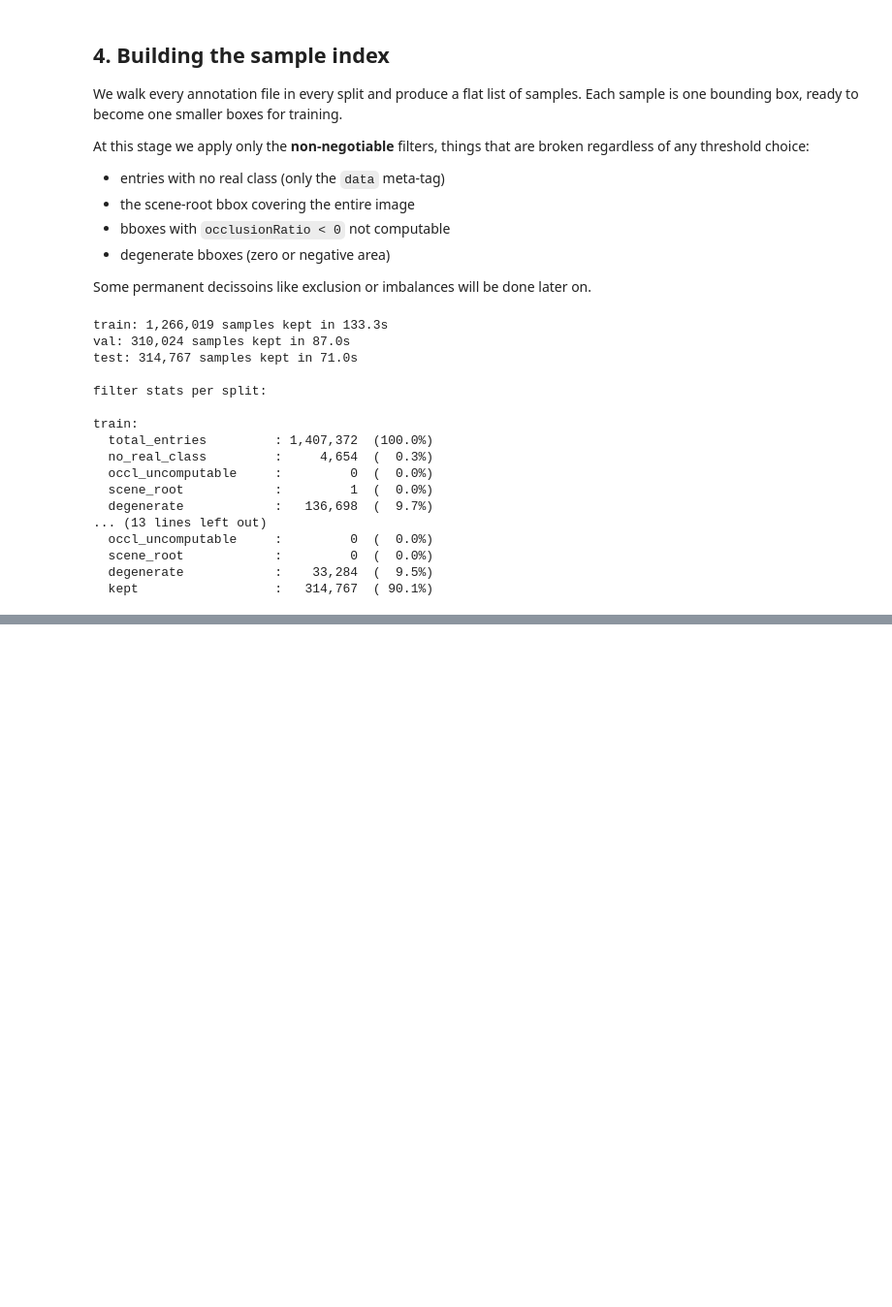
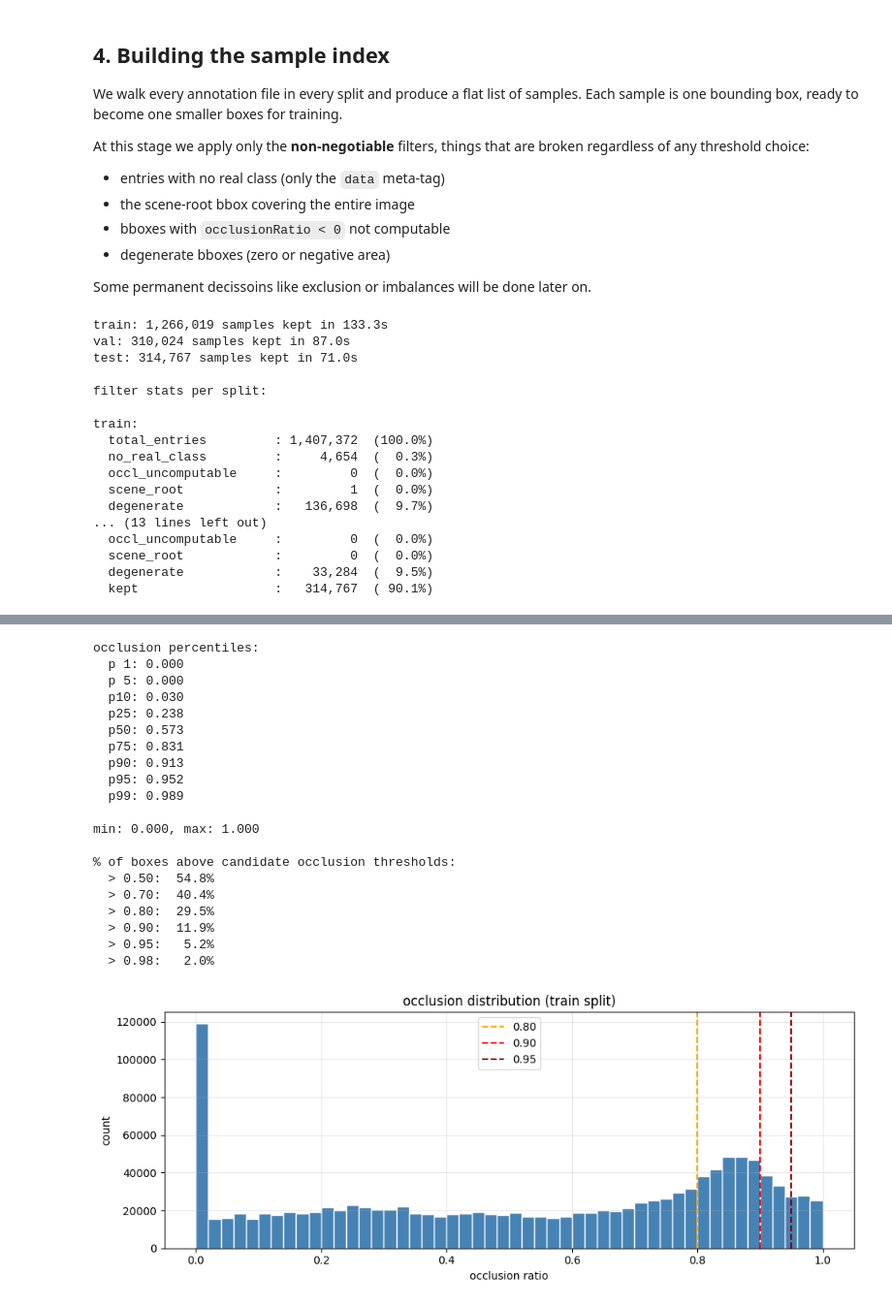
Before and after one commit to iav2002/Assignment_Advanced_Topics_In_DeepLearning, a Jupyter notebook: part2_EDA.ipynb, the cells around one changed output, grey strips where cells are left out. Shown at 97% size. Saved outputs shown, nothing was run; the diff lists cells and outputs as text; code cells hidden in the pictures; blank space fills up the shorter version.

```diff
--- a/part2_EDA.ipynb
+++ b/part2_EDA.ipynb
@@ -438,0 +584,53 @@ train:
+# %%
+# pull occlusion values into a numpy array
+occl = np.array([s['occlusion'] for s in raw_samples['train']])
+
+# percentiles same idea as the size cell
+# remember: 0 = fully visible, 1 = fully hidden
+print('occlusion percentiles:')
+for p in [1, 5, 10, 25, 50, 75, 90, 95, 99]:
+    print(f'  p{p:2d}: {np.percentile(occl, p):.3f}')
+
+print(f'\nmin: {occl.min():.3f}, max: {occl.max():.3f}')
+
+# at occlusion > 0.80 the object is more than 80% hidden
+# the bbox is still in the file but the crop would be mostly the thing in front
+print('\n% of boxes above candidate occlusion thresholds:')
+for t in [0.50, 0.70, 0.80, 0.90, 0.95, 0.98]:
+    pct = (occl > t).mean() * 100
+    print(f'  > {t:.2f}: {pct:5.1f}%')
+
+# histogram with vertical lines at candidate thresholds
+fig, ax = plt.subplots(figsize=(10, 4))
+ax.hist(occl, bins=50, color='steelblue', edgecolor='white')
+for t, color in [(0.80, 'orange'), (0.90, 'red'), (0.95, 'darkred')]:
+    ax.axvline(t, color=color, linestyle='--', linewidth=1.5, label=f'{t:.2f}')
+ax.set_xlabel('occlusion ratio')
+ax.set_ylabel('count')
+ax.set_title('occlusion distribution (train split)')
+ax.legend()
+ax.grid(alpha=0.3)
+plt.tight_layout()
+plt.show()
+# %% [output]
+occlusion percentiles:
+  p 1: 0.000
+  p 5: 0.000
+  p10: 0.030
+  p25: 0.238
+  p50: 0.573
+  p75: 0.831
+  p90: 0.913
+  p95: 0.952
+  p99: 0.989
+
+min: 0.000, max: 1.000
+
+% of boxes above candidate occlusion thresholds:
+  > 0.50:  54.8%
+  > 0.70:  40.4%
+  > 0.80:  29.5%
+  > 0.90:  11.9%
+  > 0.95:   5.2%
+  > 0.98:   2.0%
+[figure, added]
```
Also changed, not shown: parts of 5 cells of this notebook.
